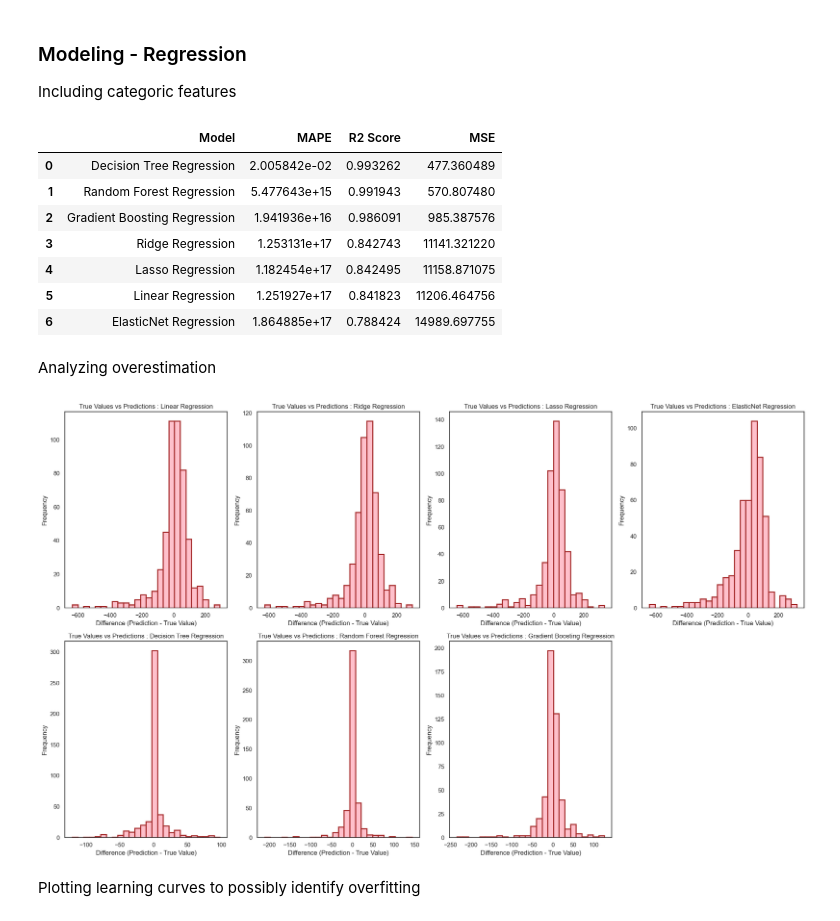
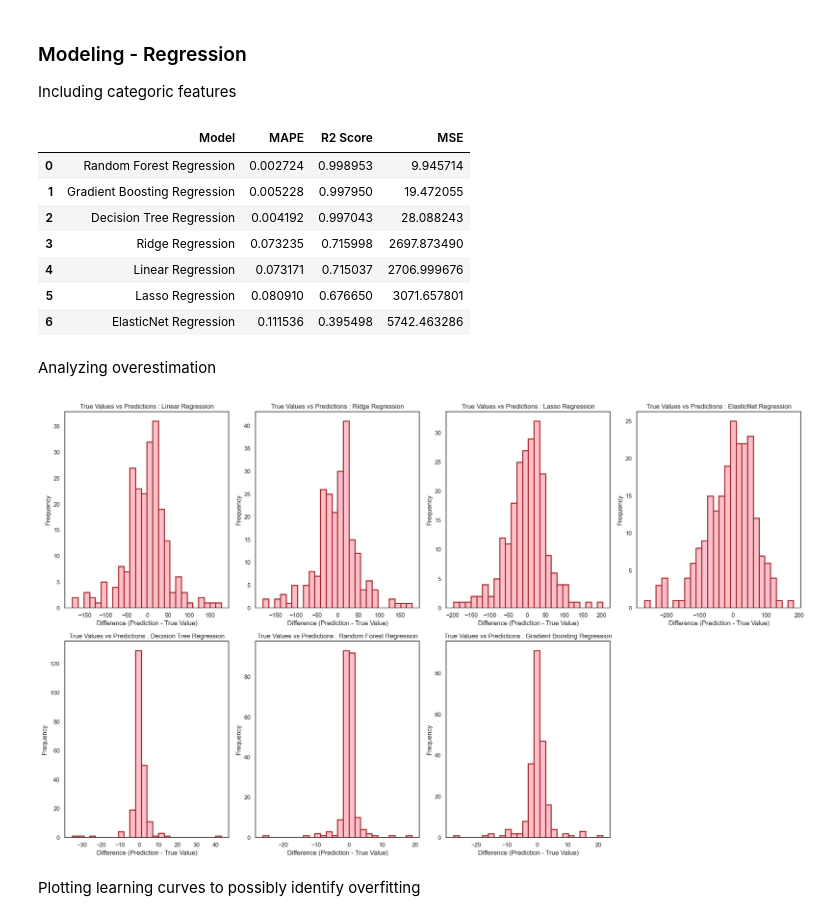
Before and after one commit to LucasTramonte/Welding-Quality-Prediction, a Jupyter notebook: main.ipynb, the cells around one changed output. Drawn from its saved outputs; the diff is of its cells as text; code cells hidden in the pictures.

```diff
--- a/main.ipynb
+++ b/main.ipynb
@@ -134,11 +134,16 @@ def data_preprocessing_categorical(data, target_column, categoric_features=None,
     data = pd.concat([data_numeric, data_categoric], axis=1).drop_duplicates(keep='last')
 
     # Split data into features (X) and target (y)
-    X = data.drop(columns=features_to_drop)
+    X = data.copy()
     y = data[target_column]
 
     # Split the data into training and testing sets
     X_train, X_test, y_train, y_test = train_test_split(X, y, test_size=0.3, random_state=42)
+
+    percent_n = X_train.isnull().mean()
+    cols_to_keep = percent_n[percent_n < 0.75].index
+
+    X_train = X_train[cols_to_keep]
 
     # Convert categorical features to string
     X_train[categoric_features] = X_train[categoric_features].astype(str)
@@ -147,16 +152,16 @@ def data_preprocessing_categorical(data, target_column, categoric_features=None,
     # Impute missing values for the target variable (y)
     if y_imputation == 'mean':
         y_train = y_train.fillna(y_train.mean())
-        y_test = y_test.fillna(y_train.mean())
+        # y_test = y_test.fillna(y_train.mean())
     elif y_imputation == 'median':
         y_train = y_train.fillna(y_train.median())
-        y_test = y_test.fillna(y_train.median())
+        # y_test = y_test.fillna(y_train.median())
     elif y_imputation == 'ffill':
         y_train = y_train.fillna(method='ffill')
-        y_test = y_test.fillna(method='ffill')
+        # y_test = y_test.fillna(method='ffill')
     elif y_imputation == 'zero':
         y_train = y_train.fillna(0)
-        y_test = y_test.fillna(0)
+        # y_test = y_test.fillna(0)
 
     # Impute missing values for Phosphorus and Sulphur with column mean
     for col in ['Phosphorus concentration (weight%)', 'Sulphur concentration (weight%)']:
@@ -168,6 +173,9 @@ def data_preprocessing_categorical(data, target_column, categoric_features=None,
     # For all other columns, replace missing values with 0
     X_train = X_train.fillna(0)
     X_test = X_test.fillna(0)
+
+    X_test = X_test[~y_test.isna()]
+    y_test = y_test.dropna().astype(float)
 
     # For categorical variables, apply OneHotEncoding
     if categoric_features:
@@ -281,21 +289,22 @@ def metrics_pipelines_categorical(X_train, X_test, y_train, y_test, preprocessor
 # %%
 categoric_features = ['AC or DC', 'Electrode positive or negative', 'Type of weld']
 features_to_drop = ["Yield strength (MPa)", "Sulphur concentration (weight%)", "Chromium concentration (weight%)", "Molybdenum concentration (weight%)", "Elongation (%)"]
 drop_columns=["Charpy temperature (°C)", "50% FATT"]
 
-X_train, X_test, y_train, y_test, preprocessor = data_preprocessing_categorical(data, target_column="Yield strength (MPa)", categoric_features=categoric_features, features_to_drop=features_to_drop, drop_columns=drop_columns, y_imputation='zero')
+
+X_train, X_test, y_train, y_test, preprocessor = data_preprocessing_categorical(data, target_column="Yield strength (MPa)", categoric_features=categoric_features, features_to_drop=features_to_drop, drop_columns=drop_columns, y_imputation='median')
 
 results_df, models_predictions, pipelines = metrics_pipelines_categorical(X_train, X_test, y_train, y_test, preprocessor)
 results_df
 # %% [output]
 |  | Model | MAPE | R2 Score | MSE |
-| 0 | Decision Tree Regression | 2.005842e-02 | 0.993262 | 477.360489 |
-| 1 | Random Forest Regression | 5.477643e+15 | 0.991943 | 570.807480 |
-| 2 | Gradient Boosting Regression | 1.941936e+16 | 0.986091 | 985.387576 |
-| 3 | Ridge Regression | 1.253131e+17 | 0.842743 | 11141.321220 |
-| 4 | Lasso Regression | 1.182454e+17 | 0.842495 | 11158.871075 |
-| 5 | Linear Regression | 1.251927e+17 | 0.841823 | 11206.464756 |
-| 6 | ElasticNet Regression | 1.864885e+17 | 0.788424 | 14989.697755 |
+| 0 | Random Forest Regression | 0.002724 | 0.998953 | 9.945714 |
+| 1 | Gradient Boosting Regression | 0.005228 | 0.997950 | 19.472055 |
+| 2 | Decision Tree Regression | 0.004192 | 0.997043 | 28.088243 |
+| 3 | Ridge Regression | 0.073235 | 0.715998 | 2697.873490 |
+| 4 | Linear Regression | 0.073171 | 0.715037 | 2706.999676 |
+| 5 | Lasso Regression | 0.080910 | 0.676650 | 3071.657801 |
+| 6 | ElasticNet Regression | 0.111536 | 0.395498 | 5742.463286 |
 # %% [markdown]
 Analyzing overestimation
 # %%
@@ -316,7 +325,7 @@ for i, (model_name, y_pred) in enumerate(models_predictions.items()):
 plt.tight_layout()
 plt.show()
 # %% [output]
-[figure, old version]
+[figure, new version]
 # %% [markdown]
 Plotting learning curves to possibly identify overfitting
 # %%
```
Also changed, not shown: parts of 11 cells of this notebook, 6 other files.
